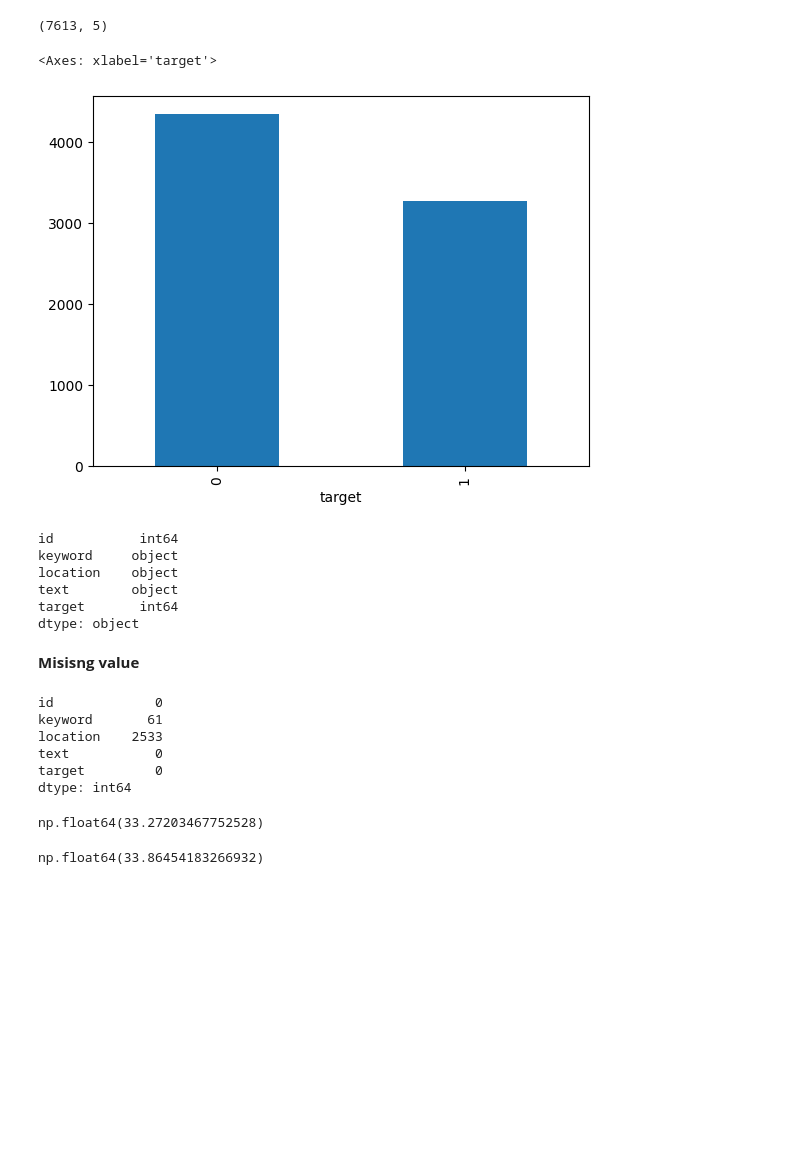
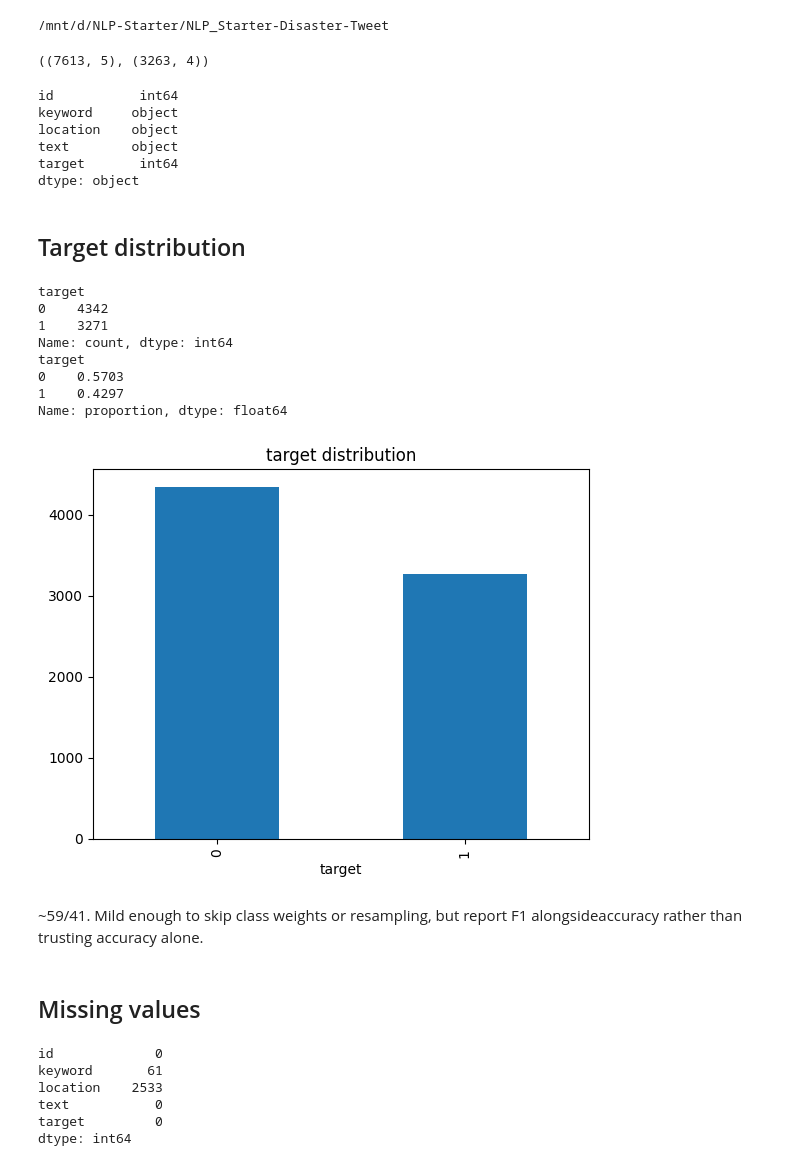
Before and after one commit to Superkai017/NLP_Starter-Disaster-Tweet, a Jupyter notebook: notebook/eda.ipynb, the cells around one changed output. Drawn from its saved outputs; the diff is of its cells as text; code cells hidden in the pictures; blank space fills up the shorter version.

```diff
--- a/notebook/eda.ipynb
+++ b/notebook/eda.ipynb
@@ -13,15 +3,29 @@ df_test.shape
+# %%
+import sys
+from pathlib import Path
+
+import numpy as np
+import pandas as pd
+import matplotlib.pyplot as plt
+import seaborn as sns
+
+# Resolve the repo root whether the kernel starts in notebook/ or the repo root,
+# so the paths below survive being run from either place.
+PROJECT_ROOT = Path.cwd().parent if Path.cwd().name == "notebook" else Path.cwd()
+sys.path.insert(0, str(PROJECT_ROOT))
+
+RAW = PROJECT_ROOT / "DATA" / "Raw"
+CLEAN = PROJECT_ROOT / "DATA" / "Clean"
+CLEAN.mkdir(parents=True, exist_ok=True)
+print(PROJECT_ROOT)
+# %% [output]
+/mnt/d/NLP-Starter/NLP_Starter-Disaster-Tweet
 # %%
-df_train = pd.read_csv(train_path)
-df_train.shape
+df_train = pd.read_csv(RAW / "train.csv")
+df_test = pd.read_csv(RAW / "test.csv")
+df_train.shape, df_test.shape
 # %% [output]
-(7613, 5)
+((7613, 5), (3263, 4))
-# %%
-import matplotlib.pyplot as plt
-import seaborn as sns
-df_train['target'].value_counts().plot(kind='bar')
-# %% [output]
-<Axes: xlabel='target'>
-[figure, removed]
 # %%
 df_train.dtypes
 # %% [output]
@@ -31,8 +35,27 @@ location    object
 text        object
 target       int64
 dtype: object
-# %% [markdown]
-**Misisng value**
+# %% [markdown]
+## Target distribution
+# %%
+print(df_train["target"].value_counts())
+print(df_train["target"].value_counts(normalize=True).round(4))
+df_train["target"].value_counts().plot(kind="bar", title="target distribution")
+plt.show()
+# %% [output]
+target
+0    4342
+1    3271
+Name: count, dtype: int64
+target
+0    0.5703
+1    0.4297
+Name: proportion, dtype: float64
+[figure, added]
+# %% [markdown]
+~59/41. Mild enough to skip class weights or resampling, but report F1 alongsideaccuracy rather than trusting accuracy alone.
+# %% [markdown]
+## Missing values
 # %%
 df_train.isna().sum()
 # %% [output]
@@ -42,11 +65,3 @@ location    2533
 text           0
 target         0
 dtype: int64
-# %%
-df_train['location'].isna().sum()/ df_train.shape[0] * 100
-# %% [output]
-np.float64(33.27203467752528)
-# %%
-df_test['location'].isna().sum()/ df_test.shape[0] * 100
-# %% [output]
-np.float64(33.86454183266932)
```
Also changed, not shown: parts of 29 cells of this notebook, 11 other files.
